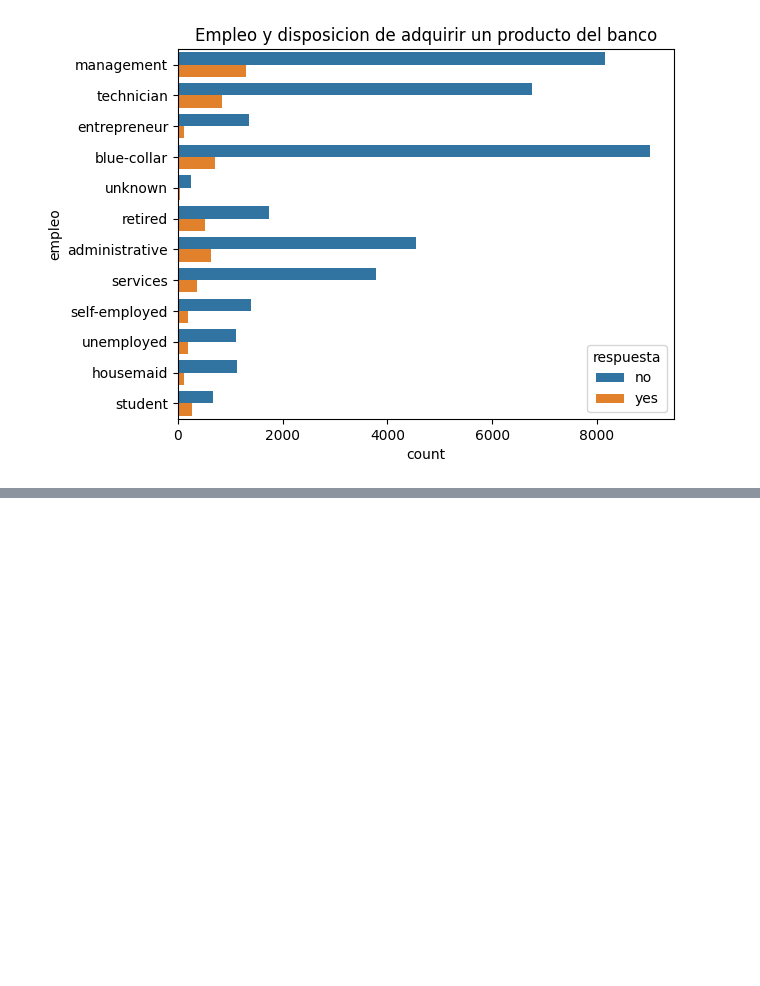
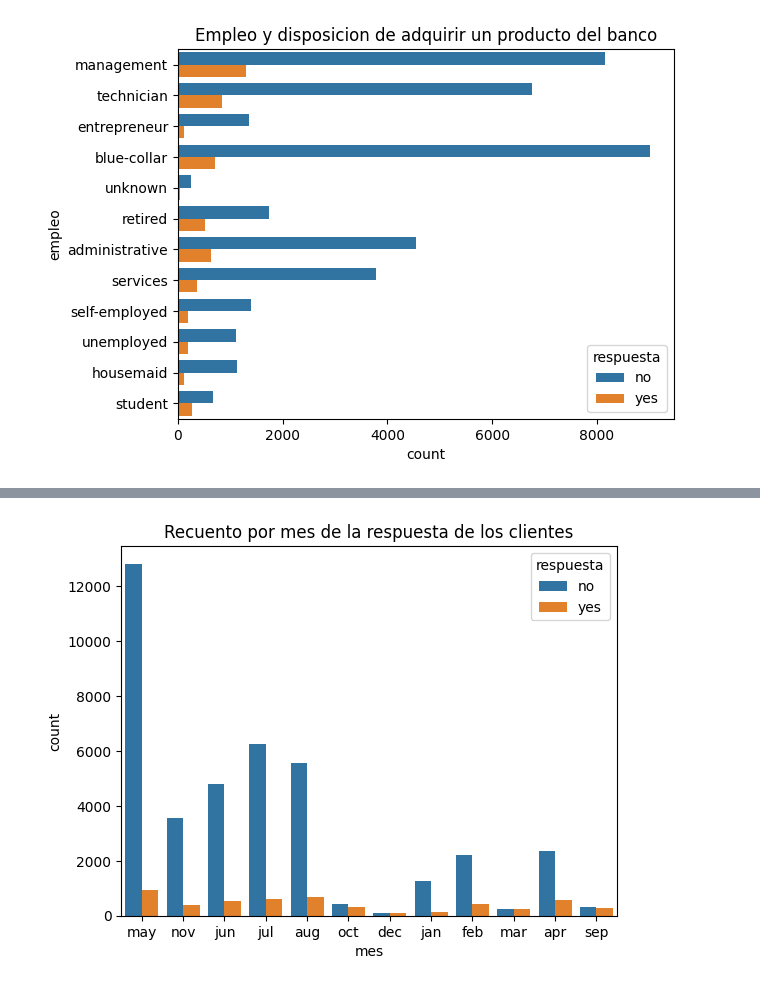
Before and after one commit to Felipecuestas98/Bootcamp-Mintic, a Jupyter notebook: Ejercicio_banco.ipynb, the cells around one changed output, grey strips where cells are left out. Drawn from its saved outputs; the diff is of its cells as text; code cells hidden in the pictures; blank space fills up the shorter version.

```diff
--- a/Ejercicio_banco.ipynb
+++ b/Ejercicio_banco.ipynb
@@ -556,0 +564,7 @@ plt.show()
+# %%
+# Grafico de barras del recuento por mes de la respuesta de los clientes.
+sns.countplot(x='mes', hue='respuesta',data=data_clean)
+plt.title('Recuento por mes de la respuesta de los clientes')
+plt.show()
+# %% [output]
+[figure, added]
```
Also changed, not shown: parts of 1 cell of this notebook.
